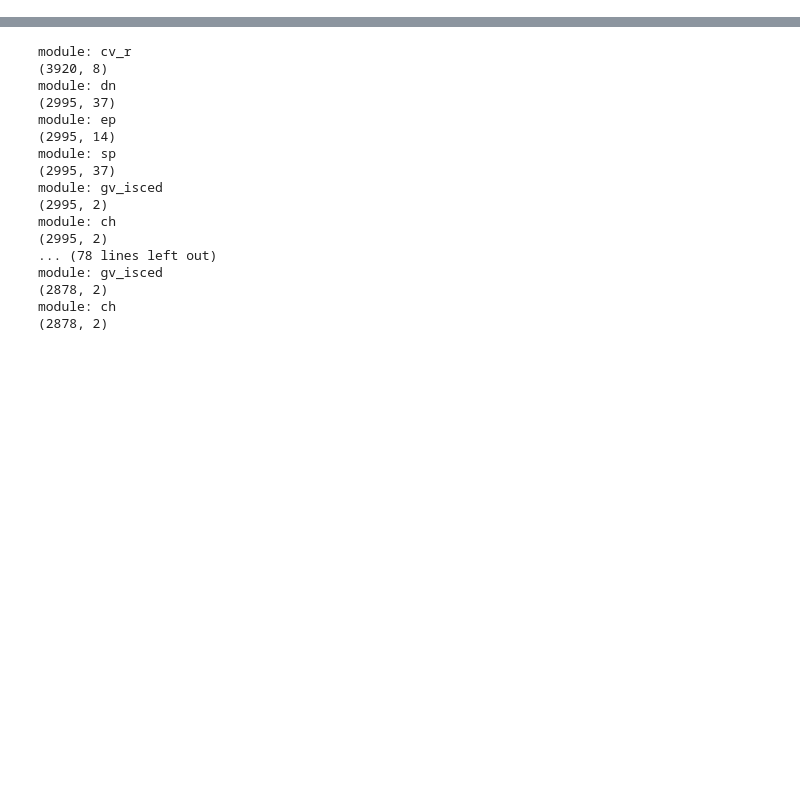
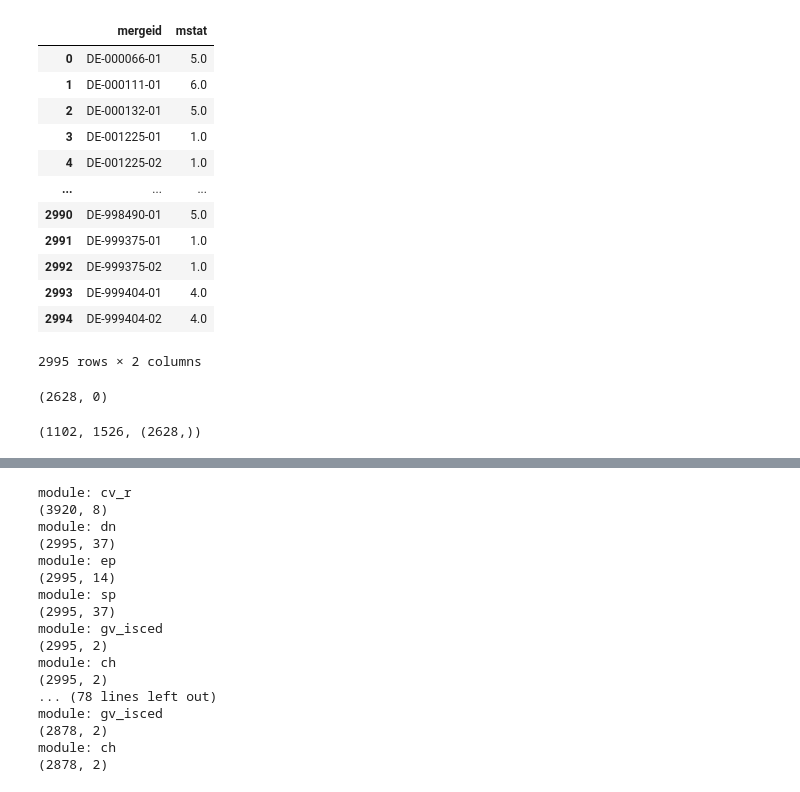
Before and after one commit to segsell/elder_care, a Jupyter notebook: src/elder_care/sandbox/estimation_data_new.ipynb, the cells around one changed output, grey strips where cells are left out. Saved outputs shown, nothing was run; the diff lists cells and outputs as text; code cells hidden in the pictures; blank space fills up the shorter version.

```diff
--- a/src/elder_care/sandbox/estimation_data_new.ipynb
+++ b/src/elder_care/sandbox/estimation_data_new.ipynb
@@ -35,0 +10,30 @@ Name: sp019d1, Length: 3905, dtype: float64
+# %%
+def process_data_wave(wave, args):
+    module = "gv_imputations"
+    module_file = SRC / f"data/sharew{wave}/sharew{wave}_rel8-0-0_{module}.dta"
+    data = pd.read_stata(module_file, convert_categoricals=False)
+
+    # Filter the data based on the "country" column
+    data = data[data["country"] == 12]
+
+    # Select columns 'mergeid' and the specified args
+    selected_columns = ["mergeid"] + args
+    data = data[selected_columns]
+
+    # Group the data by 'mergeid'
+    grouped_data = data.groupby("mergeid")
+
+    # Create a dictionary to store the aggregation method for each column
+    aggregation_methods = {}
+    for column in args:
+        dtype = data[column].dtype
+        if pd.api.types.is_integer_dtype(dtype):
+            aggregation_methods[column] = 'median'
+        elif pd.api.types.is_float_dtype(dtype):
+            aggregation_methods[column] = 'mean'
+
+
+    # Apply aggregation methods and store the results in a new DataFrame
+    aggregated_data = grouped_data.agg(aggregation_methods).reset_index()
+
+    return aggregated_data
@@ -35,0 +87,39 @@ Name: sp019d1, Length: 3905, dtype: float64
+# %%
+cols = ["mstat"]
+result_df = process_data_wave(1, cols)
+# %%
+result_df
+# %% [output]
+|  | mergeid | mstat |
+| 0 | DE-000066-01 | 5.0 |
+| 1 | DE-000111-01 | 6.0 |
+| 2 | DE-000132-01 | 5.0 |
+| 3 | DE-001225-01 | 1.0 |
+| 4 | DE-001225-02 | 1.0 |
+| ... | ... | ... |
+| 2990 | DE-998490-01 | 5.0 |
+| 2991 | DE-999375-01 | 1.0 |
+| 2992 | DE-999375-02 | 1.0 |
+| 2993 | DE-999404-01 | 4.0 |
+| 2994 | DE-999404-02 | 4.0 |
+2995 rows × 2 columns
+# %%
+cols = ["mstat"]
+result_df = process_data_wave(2, cols)
+
+assert result_df['mergeid'].nunique() == len(result_df)
+assert result_df['mstat'].count() == len(result_df)
+
+result_df["mstat"].count(), result_df["mstat"].isna().sum()
+# %% [output]
+(2628, 0)
+# %%
+wave = 2
+module = "dn"
+module_file = SRC / f"data/sharew{wave}/sharew{wave}_rel8-0-0_{module}.dta"
+dn = pd.read_stata(module_file, convert_categoricals=False)
+dn = dn[dn["country"] == 12]
+
+dn["dn014_"].count(), dn["dn014_"].isna().sum(), dn["dn014_"].shape
+# %% [output]
+(1102, 1526, (2628,))
```
Also changed, not shown: parts of 98 cells of this notebook.
